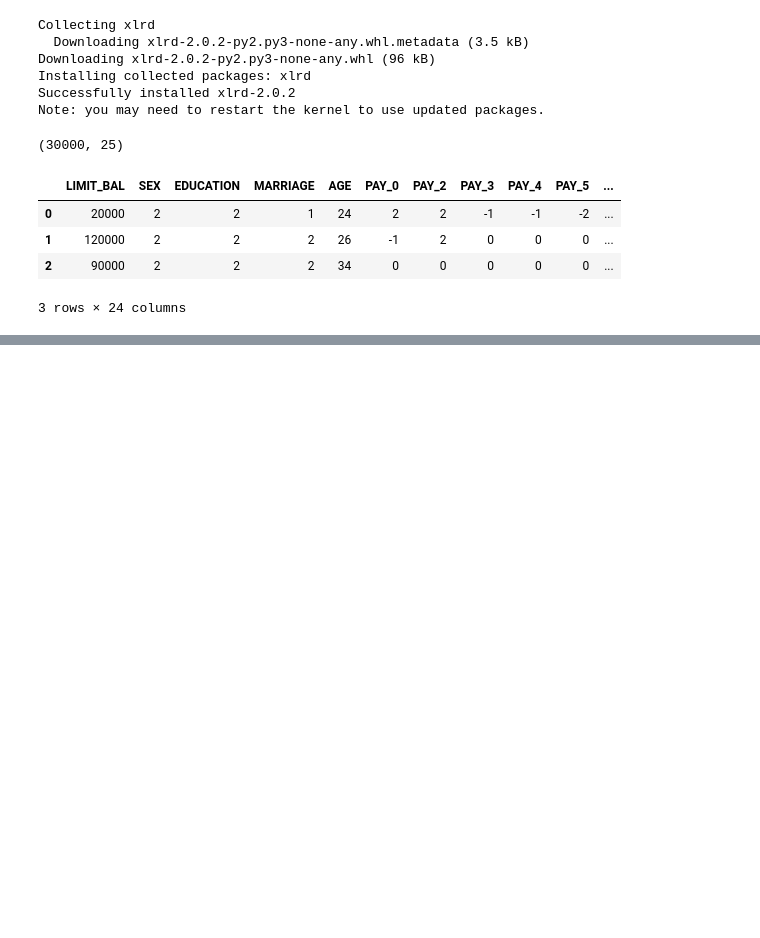
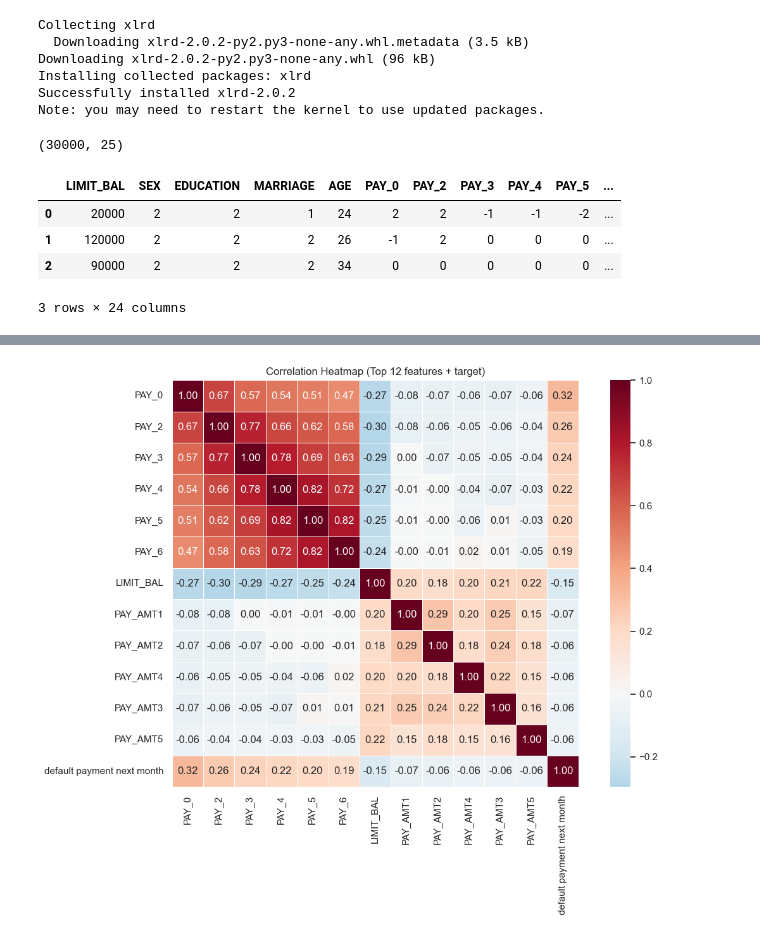
Before and after one commit to sohson/hipython, a Jupyter notebook: ml/11.신용카드_채무불이행_고객예측.ipynb, the cells around one changed output, grey strips where cells are left out. Saved outputs shown, nothing was run; the diff lists cells and outputs as text; code cells hidden in the pictures; blank space fills up the shorter version.

```diff
--- a/ml/11.신용카드_채무불이행_고객예측.ipynb
+++ b/ml/11.신용카드_채무불이행_고객예측.ipynb
@@ -44,0 +202,91 @@ X_features = card_df.drop('default', axis=1)
+# %%
+# 기본 설정
+import numpy as np
+import pandas as pd
+import seaborn as sns
+import matplotlib.pyplot as plt
+import math
+
+sns.set_theme(style="whitegrid")
+plt.rcParams["figure.figsize"] = (10, 5)
+
+# 데이터프레임/타깃 컬럼명 지정
+# df = pd.read_csv("your_data.csv")
+target_col = "target"   # <- 실제 타깃 컬럼명으로 변경
+top_n = 10              # 주요 피처 개수
+# %%
+# 3) 주요 피처 분포 + 타깃 상관 시각화 (수정본)
+target_col = "default payment next month"
+
+if target_col not in df.columns:
+    raise ValueError(f"'{target_col}' 컬럼이 없습니다. 컬럼 확인: {df.columns.tolist()}")
+
+df_corr = df.copy()
+
+# 타깃이 숫자가 아니면 인코딩
+if not np.issubdtype(df_corr[target_col].dtype, np.number):
+    df_corr[target_col], _ = pd.factorize(df_corr[target_col])
+
+# 숫자형 피처
+num_cols = df_corr.select_dtypes(include=[np.number]).columns.tolist()
+num_cols = [c for c in num_cols if c != target_col]
+
+# 타깃과의 상관값 기준 주요 피처 선택
+corr_with_target = (
+    df_corr[num_cols + [target_col]]
+    .corr(numeric_only=True)[target_col]
+    .drop(target_col)
+    .sort_values(key=lambda s: s.abs(), ascending=False)
+)
+
+# 3줄 이상이 되도록 기본 12개(4행 x 3열) 사용
+top_n = 12
+top_features = corr_with_target.head(top_n).index.tolist()
+
+# 1) 상관관계 히트맵
+heatmap_cols = top_features + [target_col]
+corr_mat = df_corr[heatmap_cols].corr(numeric_only=True)
+
+plt.figure(figsize=(12, 9))
+sns.heatmap(
+    corr_mat,
+    annot=True,
+    fmt=".2f",
+    cmap="RdBu_r",
+    center=0,
+    square=True,
+    linewidths=0.5
+)
+plt.title(f"Correlation Heatmap (Top {len(top_features)} features + target)")
+plt.tight_layout()
+plt.show()
+
+# 2) Distribution by target: 3열 고정, 여러 행(최소 3행 이상)
+n_cols = 3
+n_rows = max(3, math.ceil(len(top_features) / n_cols))  # 최소 3행
+fig, axes = plt.subplots(n_rows, n_cols, figsize=(18, 4.2 * n_rows))
+axes = np.array(axes).reshape(-1)
+
+for i, col in enumerate(top_features):
+    sns.histplot(
+        data=df,
+        x=col,
+        hue=target_col,
+        bins=30,
+        kde=True,
+        stat="density",
+        common_norm=False,
+        alpha=0.35,
+        ax=axes[i]
+    )
+    axes[i].set_title(col)
+
+# 남는 축 숨기기
+for j in range(len(top_features), len(axes)):
+    axes[j].axis("off")
+
+fig.suptitle("Distribution by Target (Top Features)", y=1.02, fontsize=14)
+plt.tight_layout()
+plt.show()
+# %% [output]
+[figure, added]
```
Also changed, not shown: parts of 10 cells of this notebook.
